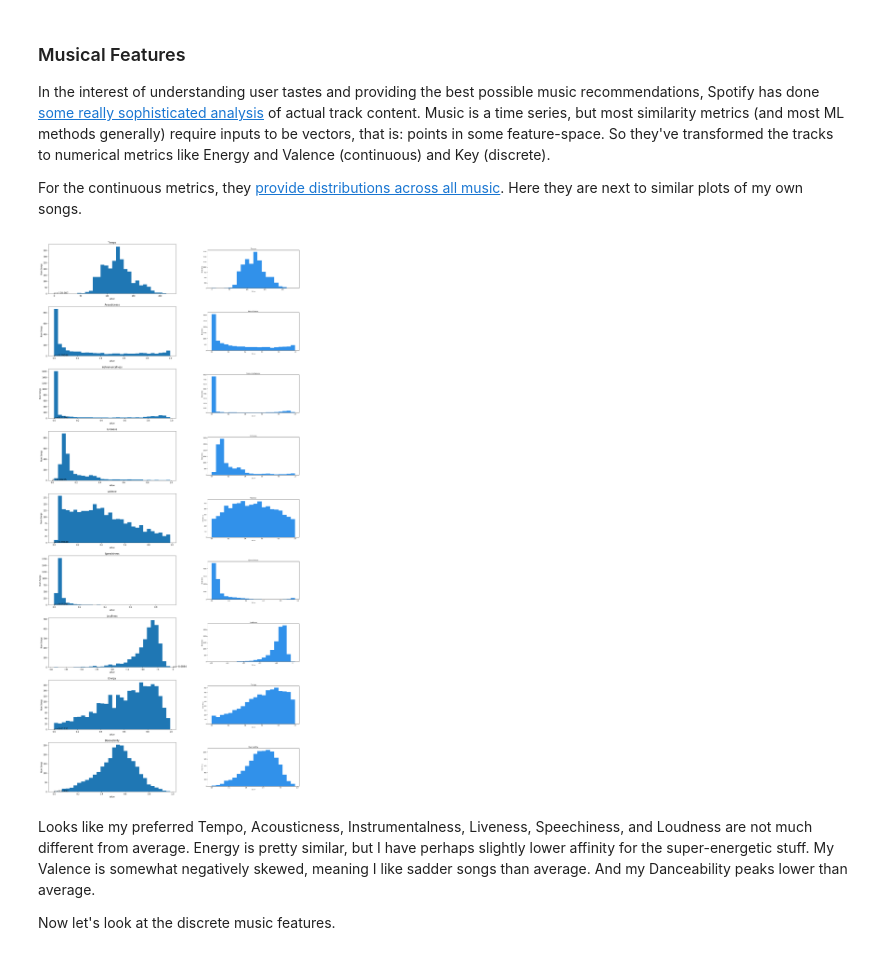
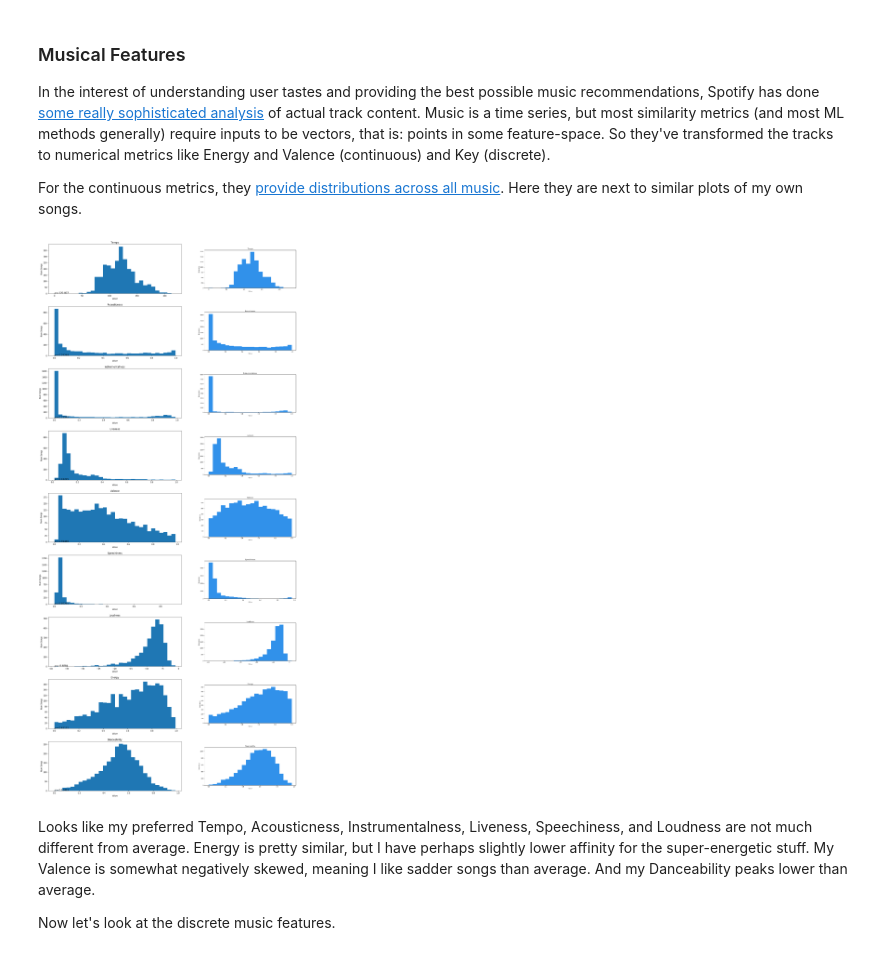
Before and after one commit to pavelkomarov/exportify, a Jupyter notebook: taste_analysis.ipynb, the cells around one changed output. Saved outputs shown, nothing was run; the diff lists cells and outputs as text; code cells hidden in the pictures.

Commit message:
mu should now be drawn on those charts at the min x value in the data, not at 0

```diff
--- a/taste_analysis.ipynb
+++ b/taste_analysis.ipynb
@@ -389,25 +389,25 @@ For the continuous metrics, they [provide distributions across all music](https:
 # %%
 pyplot.figure(figsize=(20,40))
 
 for i,category in enumerate(['Tempo', 'Acousticness', 'Instrumentalness', 'Liveness',
                             'Valence', 'Speechiness', 'Loudness', 'Energy', 'Danceability']):
     pyplot.subplot(9, 2, i*2+1)
     # It would be nice to show the KDE on these plots, but there isn't a way
     # to show it on unnormalized https://github.com/mwaskom/seaborn/issues/479
     pyplot.hist(data[category], bins=30)
-    pyplot.text(0, 0, r'$\mu=$'+str(data[category].mean())[:7], fontsize=12)
+    pyplot.text(min(data[category]), 0, r'$\mu=$'+str(data[category].mean())[:7], fontsize=12)
     pyplot.xlabel('Value')
     pyplot.ylabel('Num Songs')
     pyplot.title(category)
 
     pyplot.subplot(9, 2, i*2+2)
     pyplot.imshow(pyplot.imread('https://developer.spotify.com/assets/audio/'+
                                 category.lower()+'.png'))
     pyplot.axis('off')
 
 pyplot.tight_layout(h_pad=2)
 # %% [output]
-[figure, old version]
+[figure, new version]
 # %% [markdown]
 Looks like my preferred Tempo, Acousticness, Instrumentalness, Liveness, Speechiness, and Loudness are not much different from average. Energy is pretty similar, but I have perhaps slightly lower affinity for the super-energetic stuff. My Valence is somewhat negatively skewed, meaning I like sadder songs than average. And my Danceability peaks lower than average.
 
```
Also changed, not shown: parts of 6 cells of this notebook.
